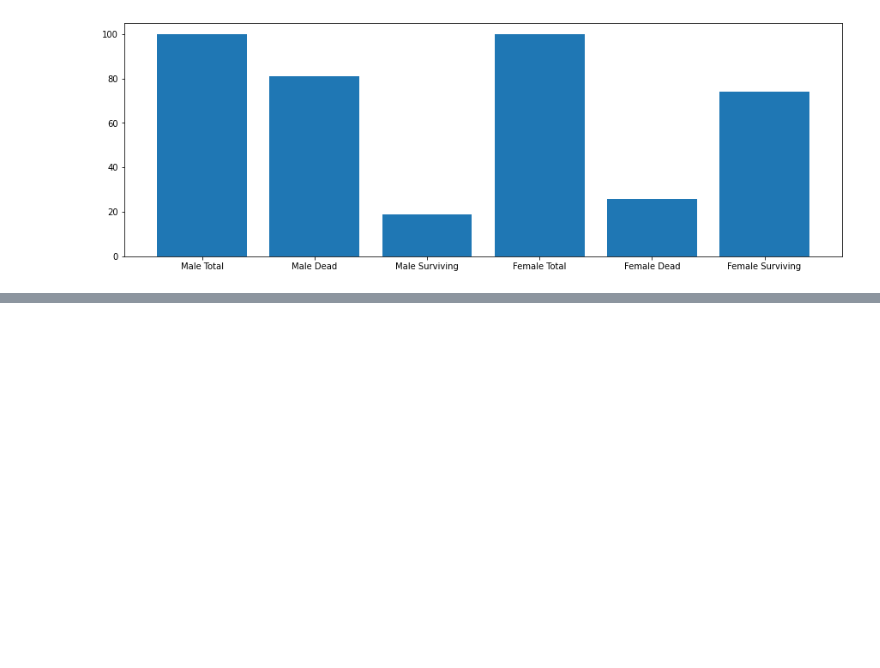
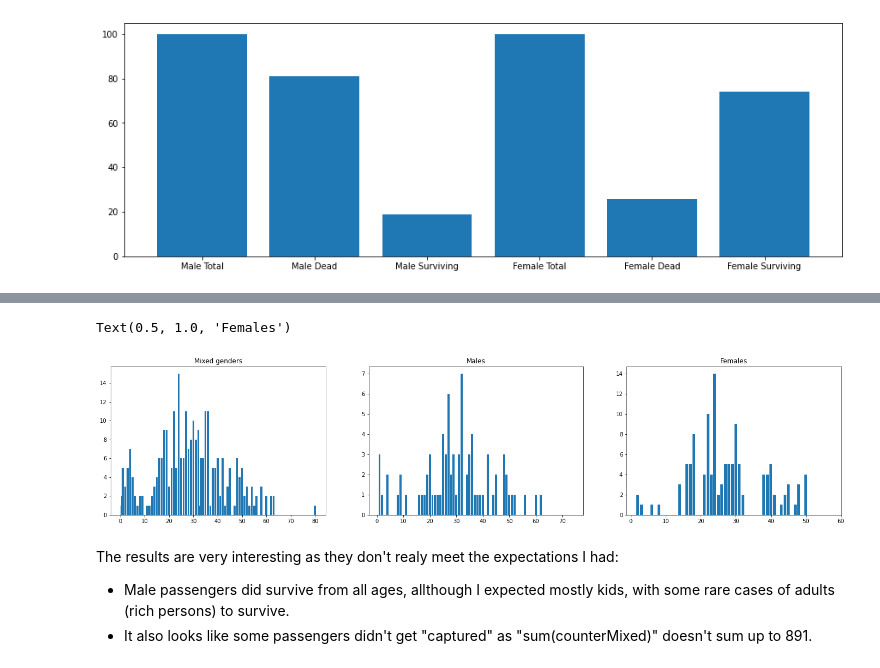
Before and after one commit to GeoffreyKarnbach/Titanic-Survival-Analysis, a Jupyter notebook: analyse.ipynb, the cells around one changed output, grey strips where cells are left out. Cells and saved outputs as stored; diff of their text form; code cells hidden in the pictures; blank space fills up the shorter version.

```diff
--- a/analyse.ipynb
+++ b/analyse.ipynb
@@ -180,0 +252,35 @@ plt.bar(["Male Total","Male Dead","Male Surviving","Female Total","Female Dead",
+# %%
+# Alive only
+alive = df[df.Survived == 1]
+agesMixedAlive = alive["Age"].unique()
+agesMixedAlive = agesMixedAlive[~np.isnan(agesMixedAlive)]
+counterMixedAlive = [alive[alive.Age == val].shape[0] for val in agesMixedAlive]
+
+aliveMales = df[(df.Survived == 0) & (df.Sex == "male")]
+ageMalesAlive = aliveMales["Age"].unique()
+ageMalesAlive = ageMalesAlive[~np.isnan(ageMalesAlive)]
+counterMaleAlive = [alive[(alive["Age"] == val) & (alive["Sex"] == "male")].shape[0] for val in ageMalesAlive]
+
+aliveFemales = df[(df.Survived == 0) & (df.Sex == "female")]
+ageFemaleAlive = aliveFemales["Age"].unique()
+ageFemaleAlive = ageFemaleAlive[~np.isnan(ageFemaleAlive)]
+counterFemaleAlive = [alive[(alive["Age"] == val) & (alive["Sex"] == "female")].shape[0] for val in ageFemaleAlive]
+# %%
+plt.figure(figsize=(24, 5))
+plt.subplot(131)
+plt.bar(agesMixedAlive, counterMixedAlive)
+plt.title("Mixed genders")
+plt.subplot(132)
+plt.bar(ageMalesAlive, counterMaleAlive)
+plt.title("Males")
+plt.subplot(133)
+plt.bar(ageFemaleAlive, counterFemaleAlive)
+plt.title("Females")
+# %% [output]
+Text(0.5, 1.0, 'Females')
+[figure, added]
+# %% [markdown]
+The results are very interesting as they don't realy meet the expectations I had:
+
+- Male passengers did survive from all ages, allthough I expected mostly kids, with some rare cases of adults (rich persons) to survive.
+- It also looks like some passengers didn't get "captured" as "sum(counterMixed)" doesn't sum up to 891.
```
Also changed, not shown: parts of 9 cells of this notebook.
